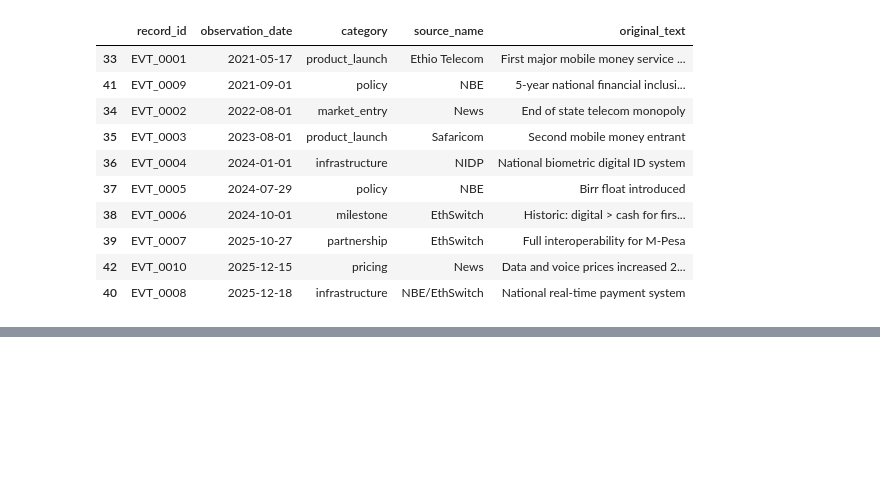
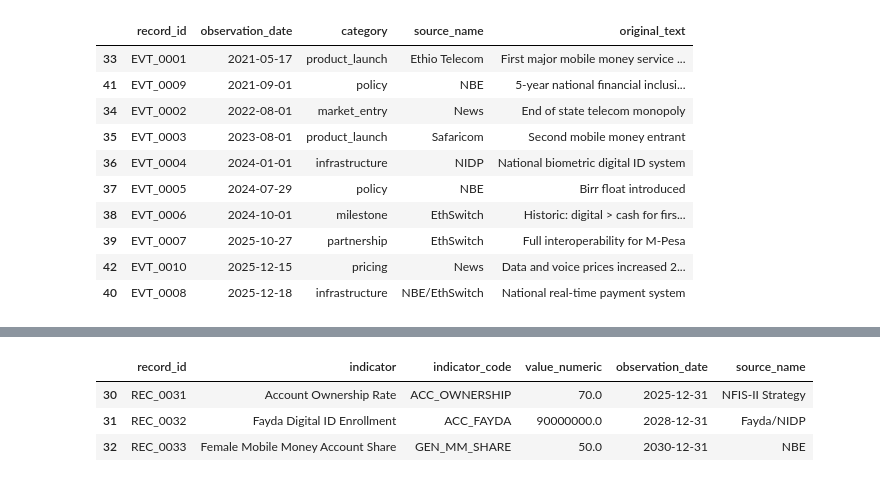
Before and after one commit to Sumeyahassen/ethiopia-fi-forecast, a Jupyter notebook: notebooks/01_data_exploration.ipynb, the cells around one changed output, grey strips where cells are left out. Saved outputs shown, nothing was run; the diff lists cells and outputs as text; code cells hidden in the pictures; blank space fills up the shorter version.

Commit message:
to lode the targets

```diff
--- a/notebooks/01_data_exploration.ipynb
+++ b/notebooks/01_data_exploration.ipynb
@@ -137,3 +137,11 @@ links[['record_id', 'parent_id', 'parent_event', 'related_indicator',
 | 54 | IMP_0012 | EVT_0007 | Full interoperability for M-Pesa | USG_P2P_COUNT | increase | medium | 3.0 | ... |
 | 55 | IMP_0013 | EVT_0008 | National real-time payment system | USG_P2P_COUNT | increase | medium | 6.0 | ... |
 | 56 | IMP_0014 | EVT_0010 | Data and voice prices increased 2... | AFF_DATA_INCOME | increase | low | 1.0 | ... |
+# %%
+targets = df[df['record_type'] == 'target'].copy()
+targets[['record_id', 'indicator', 'indicator_code', 'value_numeric', 'observation_date', 'source_name']]
+# %% [output]
+|  | record_id | indicator | indicator_code | value_numeric | observation_date | source_name |
+| 30 | REC_0031 | Account Ownership Rate | ACC_OWNERSHIP | 70.0 | 2025-12-31 | NFIS-II Strategy |
+| 31 | REC_0032 | Fayda Digital ID Enrollment | ACC_FAYDA | 90000000.0 | 2028-12-31 | Fayda/NIDP |
+| 32 | REC_0033 | Female Mobile Money Account Share | GEN_MM_SHARE | 50.0 | 2030-12-31 | NBE |
```
